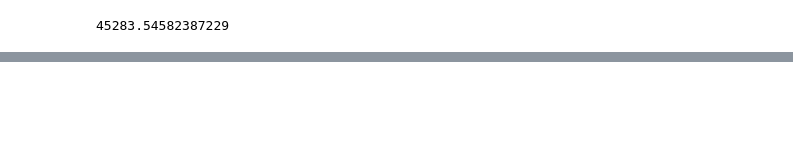
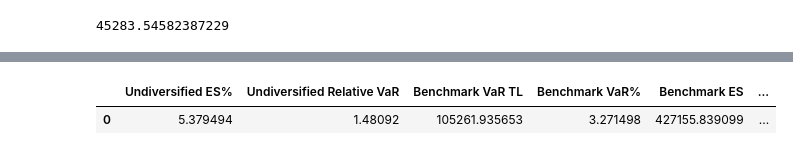
Before and after one commit to rifatcanuzunok/VaR-Calculation-with-UPH-Fund, a Jupyter notebook: UPH/UPH.ipynb, the cells around one changed output, grey strips where cells are left out. Saved outputs shown, nothing was run; the diff lists cells and outputs as text; code cells hidden in the pictures; blank space fills up the shorter version.

```diff
--- a/UPH/UPH.ipynb
+++ b/UPH/UPH.ipynb
@@ -567,0 +752,11 @@ un_inc_var
+# %%
+columns2 = ['Undiversified ES%',
+'Undiversified Relative VaR',
+'Benchmark VaR TL',
+'Benchmark VaR%',
+'Benchmark ES',
+'Benchmark ES%',
+'Diversified Incremental VaR TL',
+'Diversified Incremental VaR%',
+'Undiversified Incremental VaR TL',
+'Undiversified Incremental VaR%']
@@ -567,0 +805,2 @@ un_inc_var
+# %%
+final_df2 = pd.DataFrame(data=col_dict2)
@@ -567,0 +812,5 @@ un_inc_var
+# %%
+final_df2
+# %% [output]
+|  | Undiversified ES% | Undiversified Relative VaR | Benchmark VaR TL | Benchmark VaR% | Benchmark ES | ... |
+| 0 | 5.379494 | 1.48092 | 105261.935653 | 3.271498 | 427155.839099 | ... |
```
Also changed, not shown: parts of 68 cells of this notebook, 11 other files.
